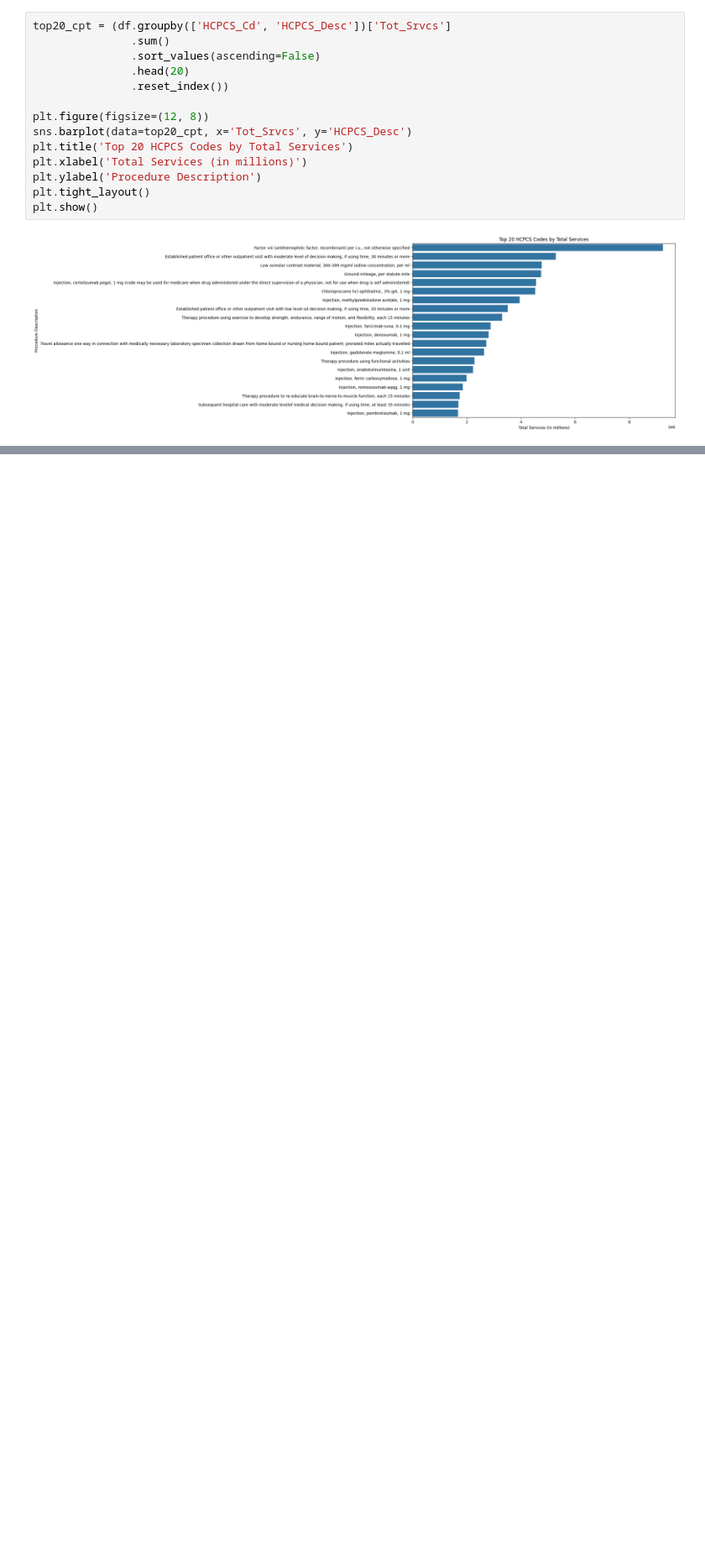
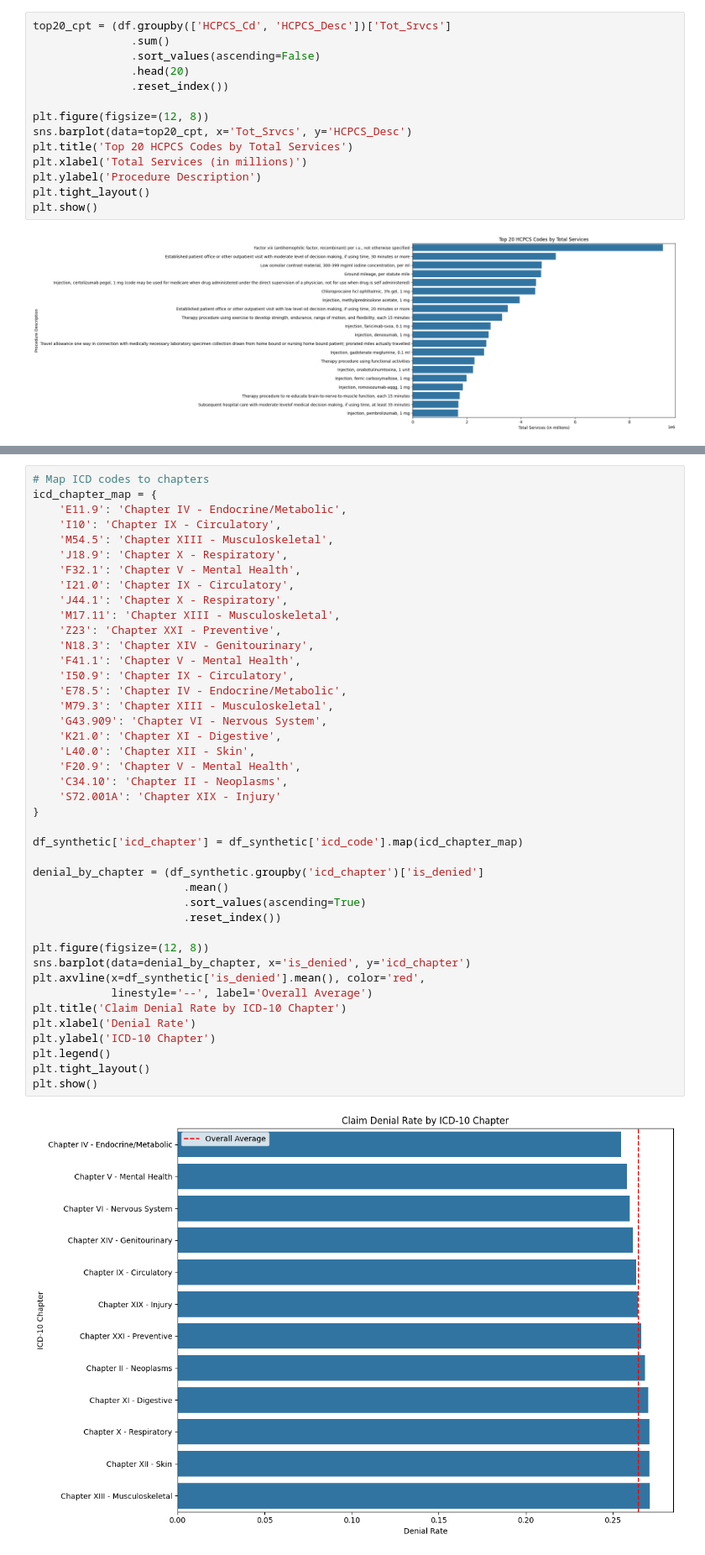
Before and after one commit to Darshan-Balaji-ML/healthcare-claims-ai, a Jupyter notebook: notebooks/01_eda.ipynb, the cells around one changed output, grey strips where cells are left out. Shown at 84% size. Saved outputs shown, nothing was run; the diff lists cells and outputs as text; blank space fills up the shorter version.

```diff
--- a/notebooks/01_eda.ipynb
+++ b/notebooks/01_eda.ipynb
@@ -144,0 +237,44 @@ plt.show()
+# %%
+# Map ICD codes to chapters
+icd_chapter_map = {
+    'E11.9': 'Chapter IV - Endocrine/Metabolic',
+    'I10': 'Chapter IX - Circulatory',
+    'M54.5': 'Chapter XIII - Musculoskeletal',
+    'J18.9': 'Chapter X - Respiratory',
+    'F32.1': 'Chapter V - Mental Health',
+    'I21.0': 'Chapter IX - Circulatory',
+    'J44.1': 'Chapter X - Respiratory',
+    'M17.11': 'Chapter XIII - Musculoskeletal',
+    'Z23': 'Chapter XXI - Preventive',
+    'N18.3': 'Chapter XIV - Genitourinary',
+    'F41.1': 'Chapter V - Mental Health',
+    'I50.9': 'Chapter IX - Circulatory',
+    'E78.5': 'Chapter IV - Endocrine/Metabolic',
+    'M79.3': 'Chapter XIII - Musculoskeletal',
+    'G43.909': 'Chapter VI - Nervous System',
+    'K21.0': 'Chapter XI - Digestive',
+    'L40.0': 'Chapter XII - Skin',
+    'F20.9': 'Chapter V - Mental Health',
+    'C34.10': 'Chapter II - Neoplasms',
+    'S72.001A': 'Chapter XIX - Injury'
+}
+
+df_synthetic['icd_chapter'] = df_synthetic['icd_code'].map(icd_chapter_map)
+
+denial_by_chapter = (df_synthetic.groupby('icd_chapter')['is_denied']
+                       .mean()
+                       .sort_values(ascending=True)
+                       .reset_index())
+
+plt.figure(figsize=(12, 8))
+sns.barplot(data=denial_by_chapter, x='is_denied', y='icd_chapter')
+plt.axvline(x=df_synthetic['is_denied'].mean(), color='red',
+            linestyle='--', label='Overall Average')
+plt.title('Claim Denial Rate by ICD-10 Chapter')
+plt.xlabel('Denial Rate')
+plt.ylabel('ICD-10 Chapter')
+plt.legend()
+plt.tight_layout()
+plt.show()
+# %% [output]
+[figure, added]
```
Also changed, not shown: parts of 15 cells of this notebook, 2 other files.
